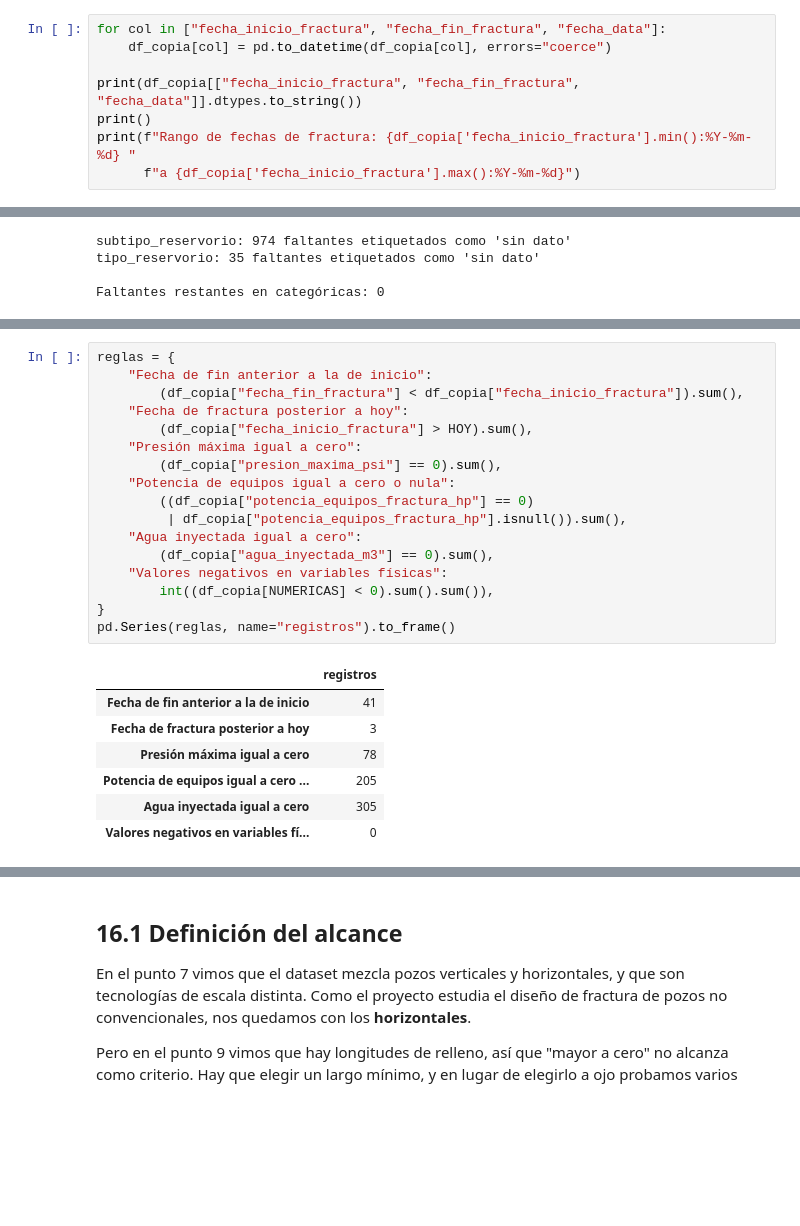
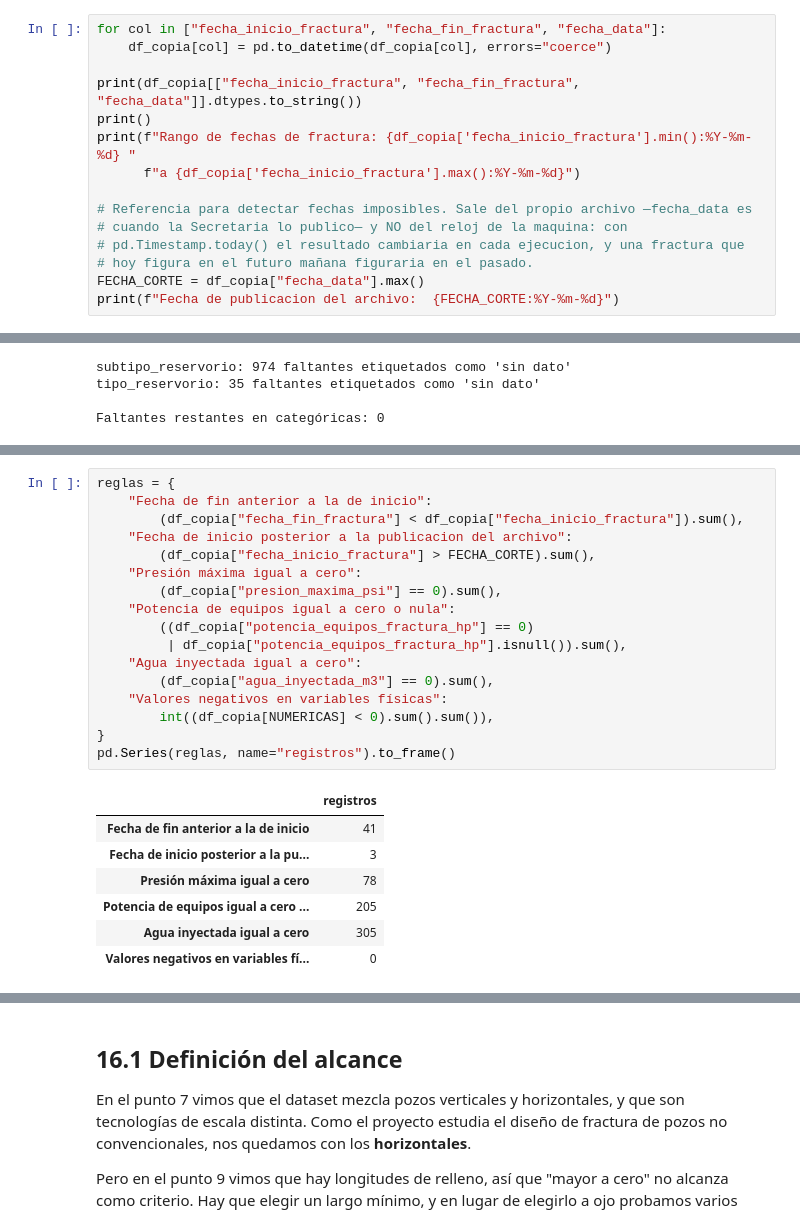
Before and after one commit to FrancoMalacalza01/preentrega-data-science, a Jupyter notebook: notebooks/01_eda_preentrega2.ipynb, the cells around one changed output, grey strips where cells are left out. Saved outputs shown, nothing was run; the diff lists cells and outputs as text; blank space fills up the shorter version.

```diff
--- a/notebooks/01_eda_preentrega2.ipynb
+++ b/notebooks/01_eda_preentrega2.ipynb
@@ -743,6 +741,13 @@ print(df_copia[["fecha_inicio_fractura", "fecha_fin_fractura", "fecha_data"]].dt
 print()
 print(f"Rango de fechas de fractura: {df_copia['fecha_inicio_fractura'].min():%Y-%m-%d} "
       f"a {df_copia['fecha_inicio_fractura'].max():%Y-%m-%d}")
+
+# Referencia para detectar fechas imposibles. Sale del propio archivo —fecha_data es
+# cuando la Secretaria lo publico— y NO del reloj de la maquina: con
+# pd.Timestamp.today() el resultado cambiaria en cada ejecucion, y una fractura que
+# hoy figura en el futuro mañana figuraria en el pasado.
+FECHA_CORTE = df_copia["fecha_data"].max()
+print(f"Fecha de publicacion del archivo:  {FECHA_CORTE:%Y-%m-%d}")
 # %% [output]
 fecha_inicio_fractura    datetime64[us]
 fecha_fin_fractura       datetime64[us]
@@ -815,24 +825,24 @@ operación y de la lógica del calendario.** Son de tres tipos:
 # %%
 reglas = {
     "Fecha de fin anterior a la de inicio":
         (df_copia["fecha_fin_fractura"] < df_copia["fecha_inicio_fractura"]).sum(),
-    "Fecha de fractura posterior a hoy":
-        (df_copia["fecha_inicio_fractura"] > HOY).sum(),
+    "Fecha de inicio posterior a la publicacion del archivo":
+        (df_copia["fecha_inicio_fractura"] > FECHA_CORTE).sum(),
     "Presión máxima igual a cero":
         (df_copia["presion_maxima_psi"] == 0).sum(),
     "Potencia de equipos igual a cero o nula":
         ((df_copia["potencia_equipos_fractura_hp"] == 0)
          | df_copia["potencia_equipos_fractura_hp"].isnull()).sum(),
     "Agua inyectada igual a cero":
         (df_copia["agua_inyectada_m3"] == 0).sum(),
     "Valores negativos en variables físicas":
         int((df_copia[NUMERICAS] < 0).sum().sum()),
 }
 pd.Series(reglas, name="registros").to_frame()
 # %% [output]
 |  | registros |
 | Fecha de fin anterior a la de inicio | 41 |
-| Fecha de fractura posterior a hoy | 3 |
+| Fecha de inicio posterior a la pu... | 3 |
 | Presión máxima igual a cero | 78 |
 | Potencia de equipos igual a cero ... | 205 |
 | Agua inyectada igual a cero | 305 |
```
Also changed, not shown: parts of 4 cells of this notebook, 1 other file.
